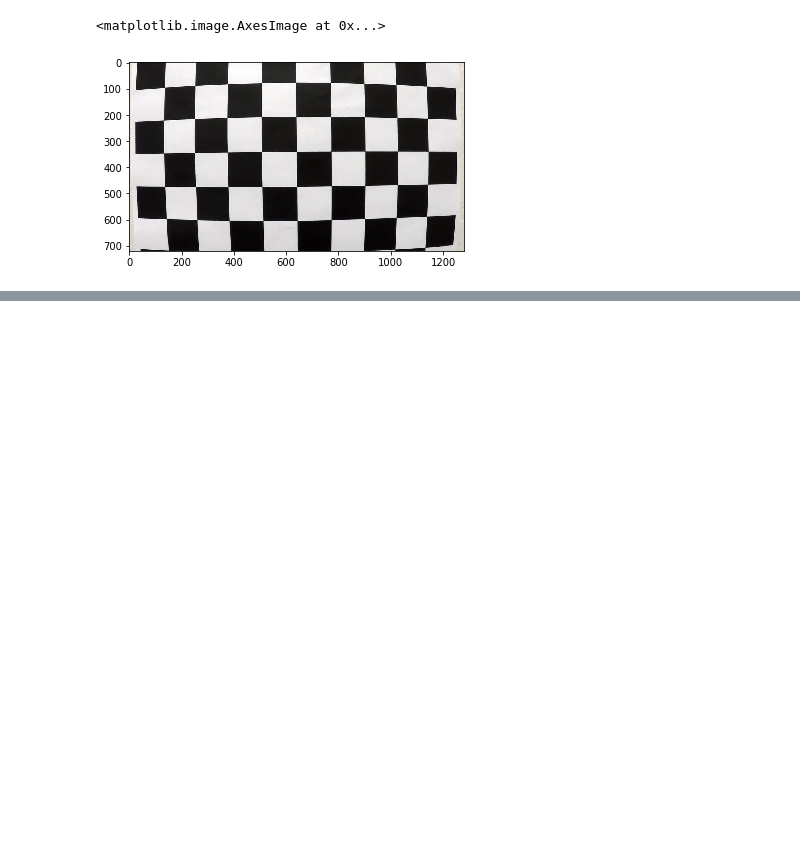
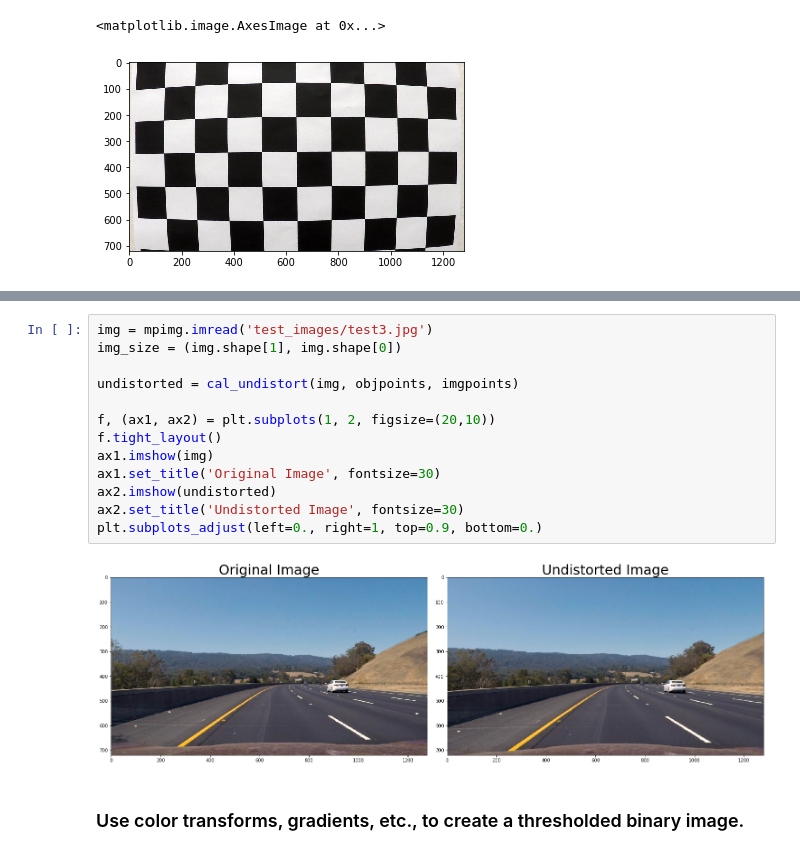
Before and after one commit to ChuChuIgbokwe/CarND-Advanced-Lane-Lines, a Jupyter notebook: P4.ipynb, the cells around one changed output, grey strips where cells are left out. Drawn from its saved outputs; the diff is of its cells as text; blank space fills up the shorter version.

```diff
--- a/P4.ipynb
+++ b/P4.ipynb
@@ -117,0 +174,17 @@ def corners_unwarp(img, nx, ny, mtx, dist):
+# %%
+img = mpimg.imread('test_images/test3.jpg')
+img_size = (img.shape[1], img.shape[0])
+
+undistorted = cal_undistort(img, objpoints, imgpoints)
+
+f, (ax1, ax2) = plt.subplots(1, 2, figsize=(20,10))
+f.tight_layout()
+ax1.imshow(img)
+ax1.set_title('Original Image', fontsize=30)
+ax2.imshow(undistorted)
+ax2.set_title('Undistorted Image', fontsize=30)
+plt.subplots_adjust(left=0., right=1, top=0.9, bottom=0.)
+# %% [output]
+[figure, added]
+# %% [markdown]
+### Use color transforms, gradients, etc., to create a thresholded binary image.
```
Also changed, not shown: parts of 19 cells of this notebook, 47 other files.
